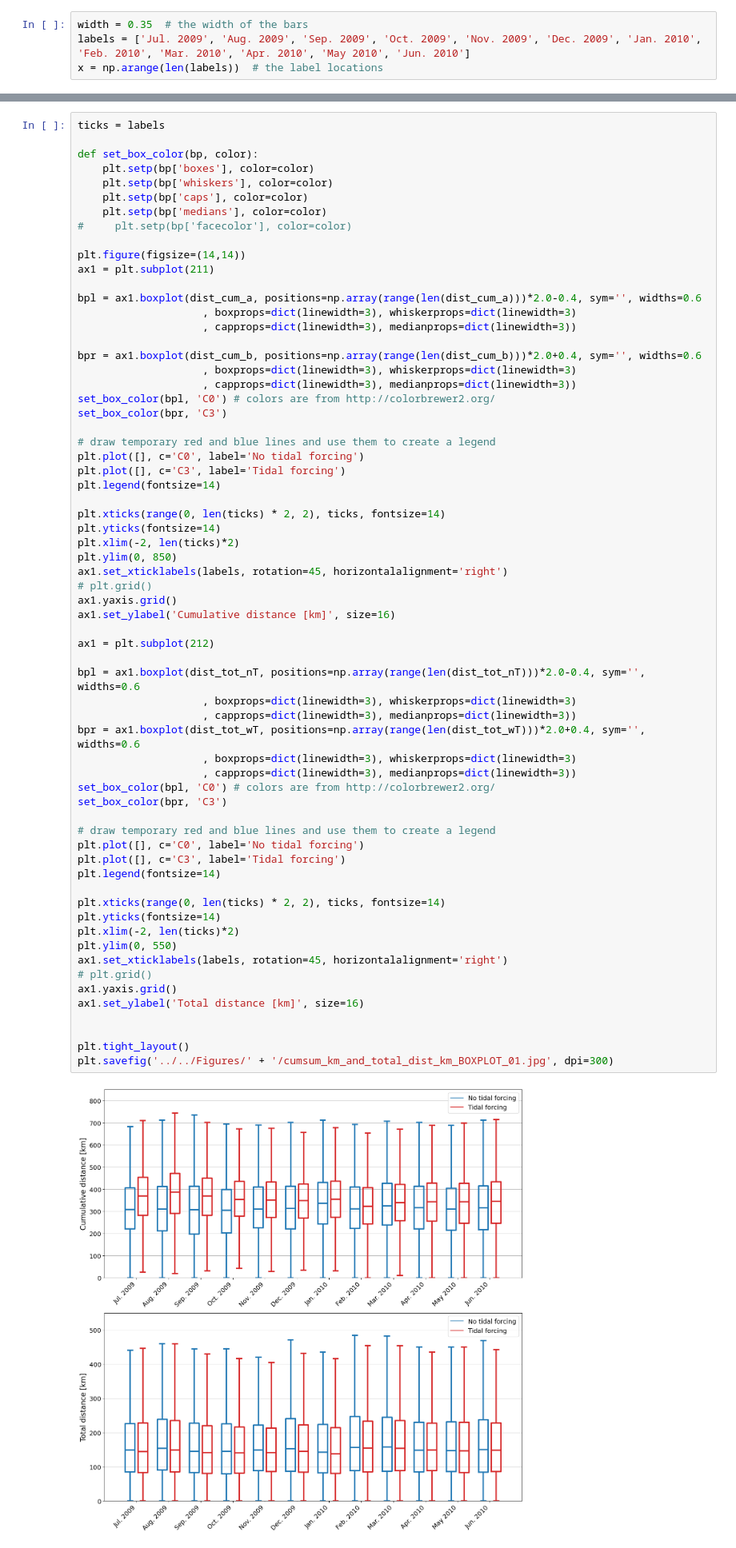
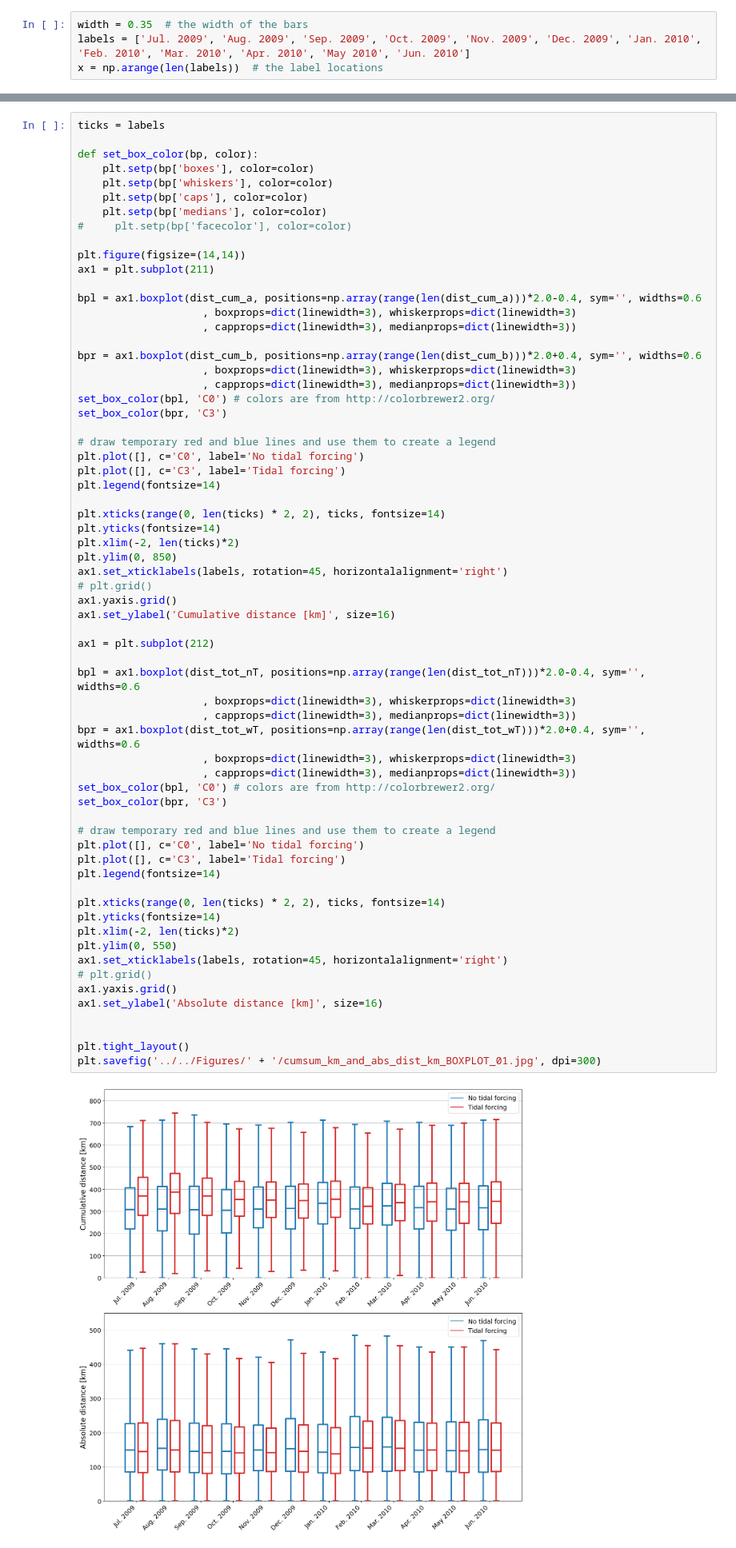
Before and after one commit to Parcels-code/Azores_TidalForcing, a Jupyter notebook: Code/Plotting/fig_02.ipynb, the cells around one changed output, grey strips where cells are left out. Shown at 80% size. Cells and saved outputs as stored; diff of their text form.

```diff
--- a/Code/Plotting/fig_02.ipynb
+++ b/Code/Plotting/fig_02.ipynb
@@ -223,36 +223,36 @@ ax1.set_xticklabels(labels, rotation=45, horizontalalignment='right')
 ax1.yaxis.grid()
 ax1.set_ylabel('Cumulative distance [km]', size=16)
 
 ax1 = plt.subplot(212)
 
 bpl = ax1.boxplot(dist_tot_nT, positions=np.array(range(len(dist_tot_nT)))*2.0-0.4, sym='', widths=0.6
                     , boxprops=dict(linewidth=3), whiskerprops=dict(linewidth=3)
                     , capprops=dict(linewidth=3), medianprops=dict(linewidth=3))
 bpr = ax1.boxplot(dist_tot_wT, positions=np.array(range(len(dist_tot_wT)))*2.0+0.4, sym='', widths=0.6
                     , boxprops=dict(linewidth=3), whiskerprops=dict(linewidth=3)
                     , capprops=dict(linewidth=3), medianprops=dict(linewidth=3))
 set_box_color(bpl, 'C0') # colors are from http://colorbrewer2.org/
 set_box_color(bpr, 'C3')
 
 # draw temporary red and blue lines and use them to create a legend
 plt.plot([], c='C0', label='No tidal forcing')
 plt.plot([], c='C3', label='Tidal forcing')
 plt.legend(fontsize=14)
 
 plt.xticks(range(0, len(ticks) * 2, 2), ticks, fontsize=14)
 plt.yticks(fontsize=14)
 plt.xlim(-2, len(ticks)*2)
 plt.ylim(0, 550)
 ax1.set_xticklabels(labels, rotation=45, horizontalalignment='right')
 # plt.grid()
 ax1.yaxis.grid()
-ax1.set_ylabel('Total distance [km]', size=16)
+ax1.set_ylabel('Absolute distance [km]', size=16)
 
 
 plt.tight_layout()
-plt.savefig('../../Figures/' + '/cumsum_km_and_total_dist_km_BOXPLOT_01.jpg', dpi=300)
+plt.savefig('../../Figures/' + '/cumsum_km_and_abs_dist_km_BOXPLOT_01.jpg', dpi=300)
 # %% [output]
-[figure, old version]
+[figure, new version]
 # %%
 med_nT_cum = np.ones((12,1)) * np.nan
 ii=0
```
Also changed, not shown: parts of 1 cell of this notebook, 2 other files.
